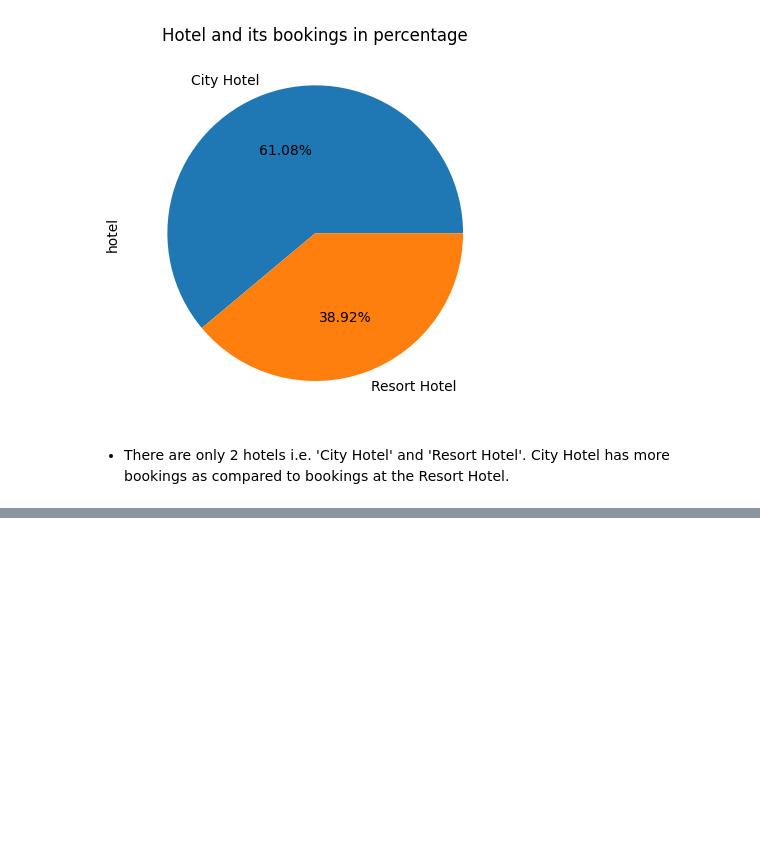
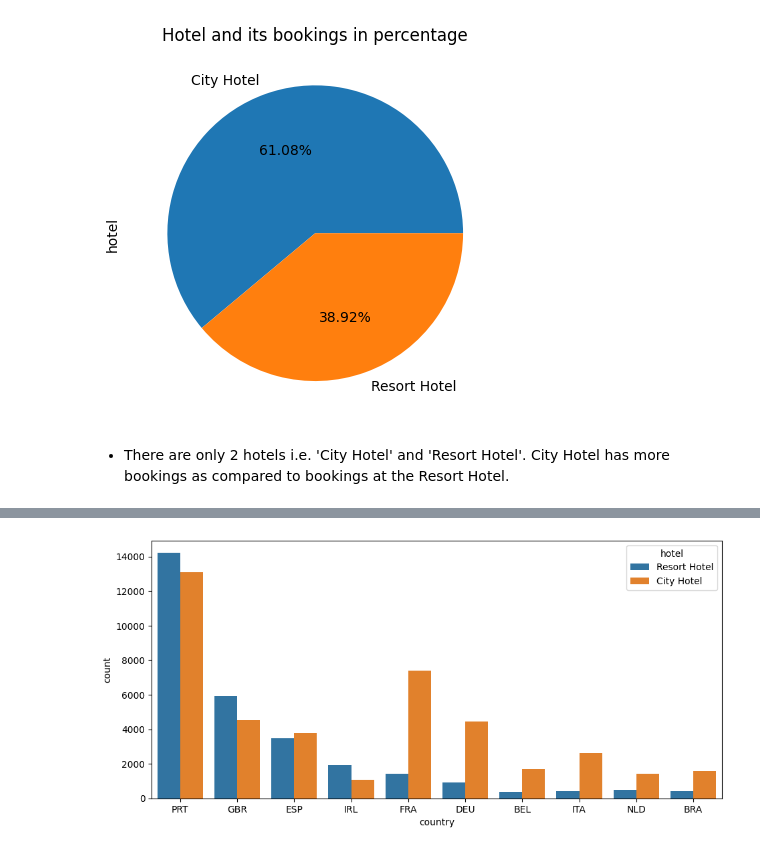
Before and after one commit to Omkar-184/Hotel_Booking_Analysis, a Jupyter notebook: Hotel Booking Analysis - Capstone Project.ipynb, the cells around one changed output, grey strips where cells are left out. Drawn from its saved outputs; the diff is of its cells as text; code cells hidden in the pictures; blank space fills up the shorter version.

```diff
--- a/Hotel Booking Analysis - Capstone Project.ipynb
+++ b/Hotel Booking Analysis - Capstone Project.ipynb
@@ -360,0 +388,11 @@ plt.show()
+# %%
+# adr - average daily rate, it's used to measure the average revenue that a hotel receives for each occupied guest room per day
+# Q2. People travelling from top 10 Countries
+
+x = data['country'].value_counts().head(10).index.to_list()
+x1 = data[data['country'].isin(x)]
+plt.figure(figsize=(11,5))
+sns.countplot(x='country', hue = 'hotel', data= x1)
+plt.show()
+# %% [output]
+[figure, added]
```
Also changed, not shown: parts of 7 cells of this notebook.
